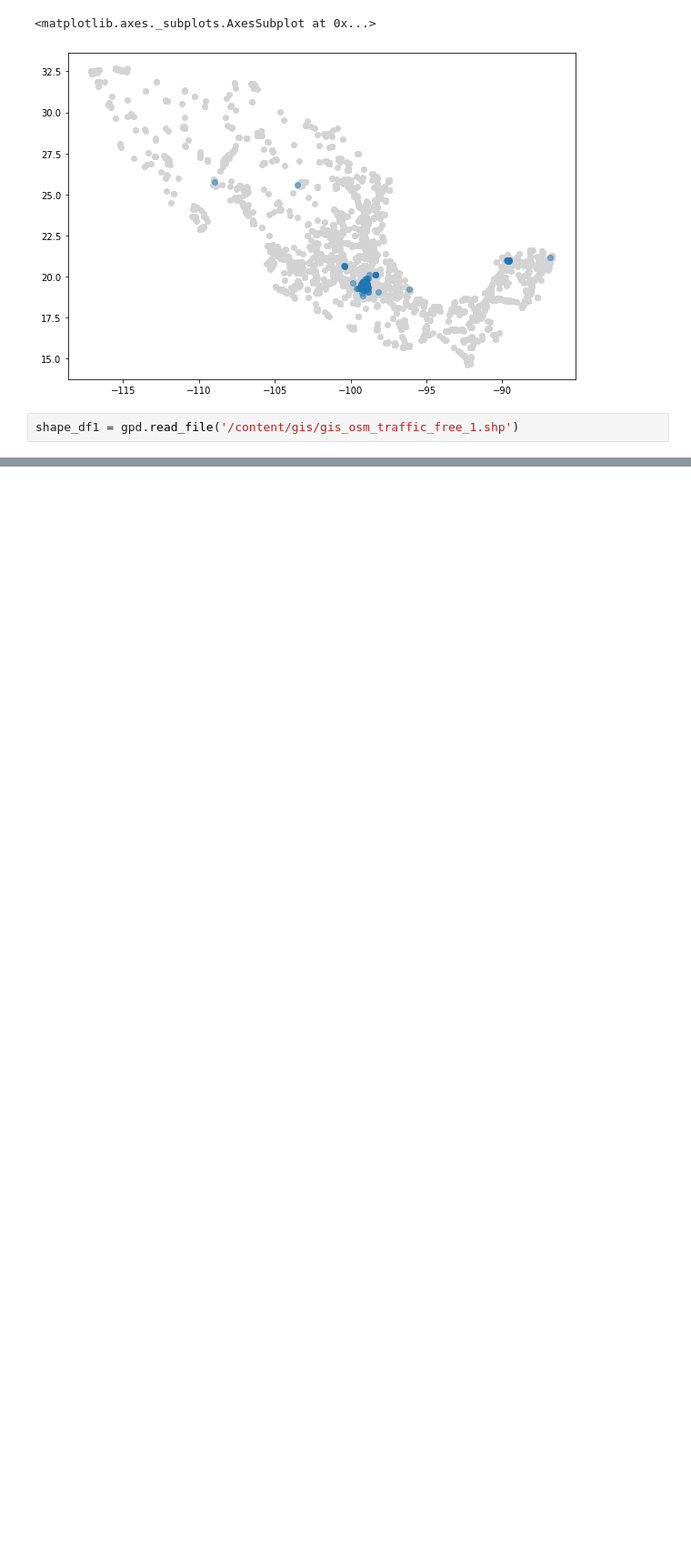
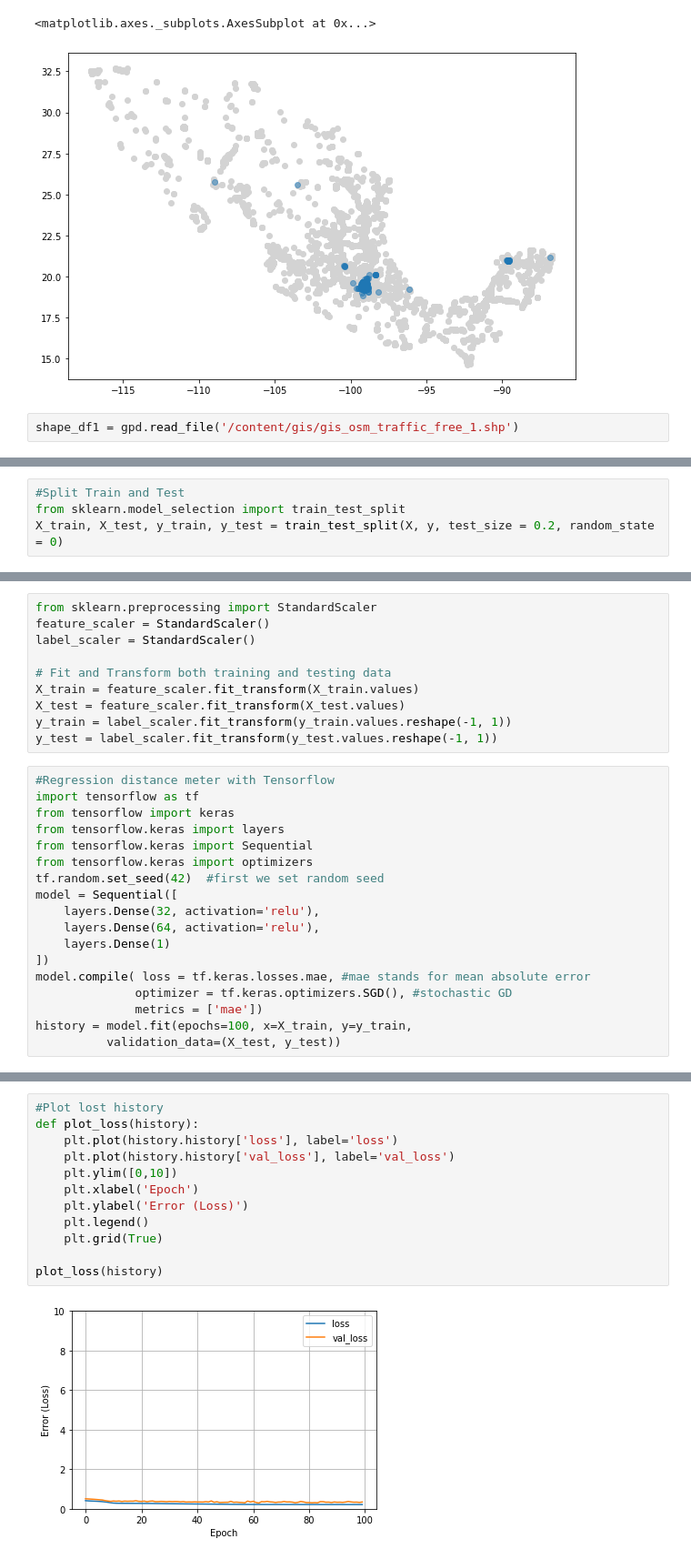
Before and after one commit to frfusch21/DTS_GGU_5, a Jupyter notebook: GGU5_Farah.ipynb, the cells around one changed output, grey strips where cells are left out. Shown at 91% size. Cells and saved outputs as stored; diff of their text form; blank space fills up the shorter version.

Commit message:
Add Regression

```diff
--- a/GGU5_Farah.ipynb
+++ b/GGU5_Farah.ipynb
@@ -272,2 +305,6 @@ k_means_clustering(app_df['pickup_latitude'], app_df['pickup_longitude'], app_df
 
 [12694 rows x 5 columns]
+# %%
+#Split Train and Test
+from sklearn.model_selection import train_test_split
+X_train, X_test, y_train, y_test = train_test_split(X, y, test_size = 0.2, random_state = 0)
@@ -273,0 +315,28 @@ k_means_clustering(app_df['pickup_latitude'], app_df['pickup_longitude'], app_df
+# %%
+from sklearn.preprocessing import StandardScaler
+feature_scaler = StandardScaler()
+label_scaler = StandardScaler()
+
+# Fit and Transform both training and testing data
+X_train = feature_scaler.fit_transform(X_train.values)
+X_test = feature_scaler.fit_transform(X_test.values)
+y_train = label_scaler.fit_transform(y_train.values.reshape(-1, 1))
+y_test = label_scaler.fit_transform(y_test.values.reshape(-1, 1))
+# %%
+#Regression distance meter with Tensorflow
+import tensorflow as tf
+from tensorflow import keras
+from tensorflow.keras import layers
+from tensorflow.keras import Sequential
+from tensorflow.keras import optimizers
+tf.random.set_seed(42)  #first we set random seed
+model = Sequential([
+    layers.Dense(32, activation='relu'),
+    layers.Dense(64, activation='relu'),
+    layers.Dense(1)
+])
+model.compile( loss = tf.keras.losses.mae, #mae stands for mean absolute error
+              optimizer = tf.keras.optimizers.SGD(), #stochastic GD
+              metrics = ['mae'])
+history = model.fit(epochs=100, x=X_train, y=y_train,
+          validation_data=(X_test, y_test))
@@ -273,0 +365,14 @@ k_means_clustering(app_df['pickup_latitude'], app_df['pickup_longitude'], app_df
+# %%
+#Plot lost history
+def plot_loss(history):
+    plt.plot(history.history['loss'], label='loss')
+    plt.plot(history.history['val_loss'], label='val_loss')
+    plt.ylim([0,10])
+    plt.xlabel('Epoch')
+    plt.ylabel('Error (Loss)')
+    plt.legend()
+    plt.grid(True)
+
+plot_loss(history)
+# %% [output]
+[figure, added]
```
Also changed, not shown: parts of 15 cells of this notebook.
